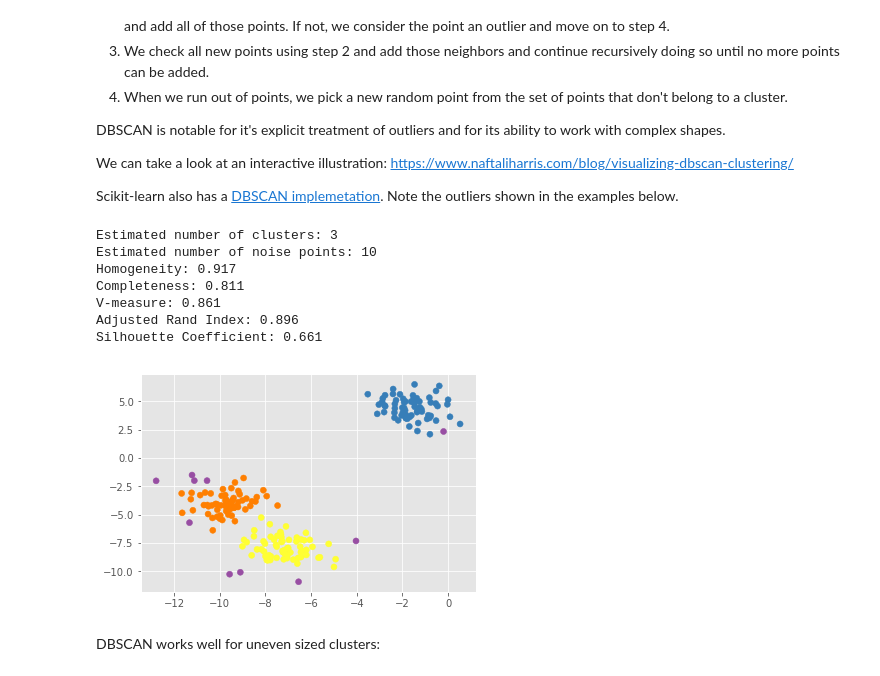
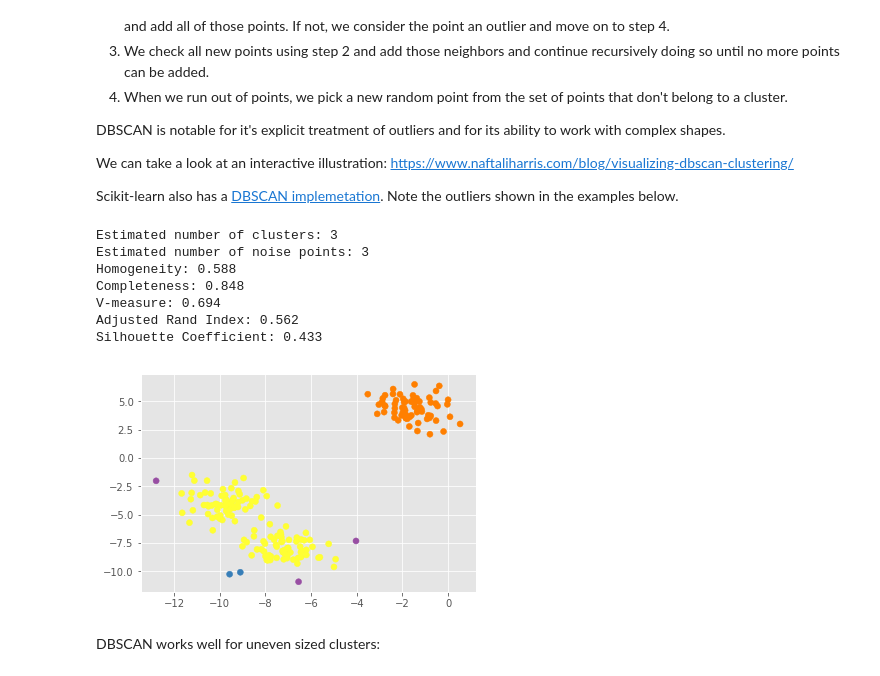
Before and after one commit to datascience-course/2019-datascience-lectures, a Jupyter notebook: 19-Clustering2/19-Clustering2.ipynb, the cells around one changed output. Cells and saved outputs as stored; diff of their text form; code cells hidden in the pictures.

```diff
--- a/19-Clustering2/19-Clustering2.ipynb
+++ b/19-Clustering2/19-Clustering2.ipynb
@@ -391,38 +391,38 @@ Scikit-learn also has a [DBSCAN implemetation](https://scikit-learn.org/stable/m
 # %%
 from sklearn.cluster import DBSCAN
 
 X, y = make_blobs(n_samples=200, centers=3, random_state=1)
 
 # try changeing eps and min_samples
-db_model = DBSCAN(eps=1, min_samples=4)
+db_model = DBSCAN(eps=1.1, min_samples=2)
 db_model.fit(X)
 y_pred = db_model.fit_predict(X)
 
 plt.scatter(X[:, 0], X[:, 1], c=y_pred,  marker="o", cmap=cmap);
 
 labels = db_model.labels_
 
 n_clusters_ = len(set(labels)) - (1 if -1 in labels else 0)
 n_noise_ = list(labels).count(-1)
 
 print('Estimated number of clusters: %d' % n_clusters_)
 print('Estimated number of noise points: %d' % n_noise_)
 print("Homogeneity: %0.3f" % metrics.homogeneity_score(y, labels))
 print("Completeness: %0.3f" % metrics.completeness_score(y, labels))
 print("V-measure: %0.3f" % metrics.v_measure_score(y, labels))
 print("Adjusted Rand Index: %0.3f"
       % metrics.adjusted_rand_score(y, labels))
 print("Silhouette Coefficient: %0.3f"
       % metrics.silhouette_score(X, labels))
 # %% [output]
 Estimated number of clusters: 3
-Estimated number of noise points: 10
-Homogeneity: 0.917
-Completeness: 0.811
-V-measure: 0.861
-Adjusted Rand Index: 0.896
-Silhouette Coefficient: 0.661
+Estimated number of noise points: 3
+Homogeneity: 0.588
+Completeness: 0.848
+V-measure: 0.694
+Adjusted Rand Index: 0.562
+Silhouette Coefficient: 0.433
-[figure, old version]
+[figure, new version]
 # %% [markdown]
 DBSCAN works well for uneven sized clusters:
 # %%
```
Also changed, not shown: parts of 6 cells of this notebook, 3 other files.
